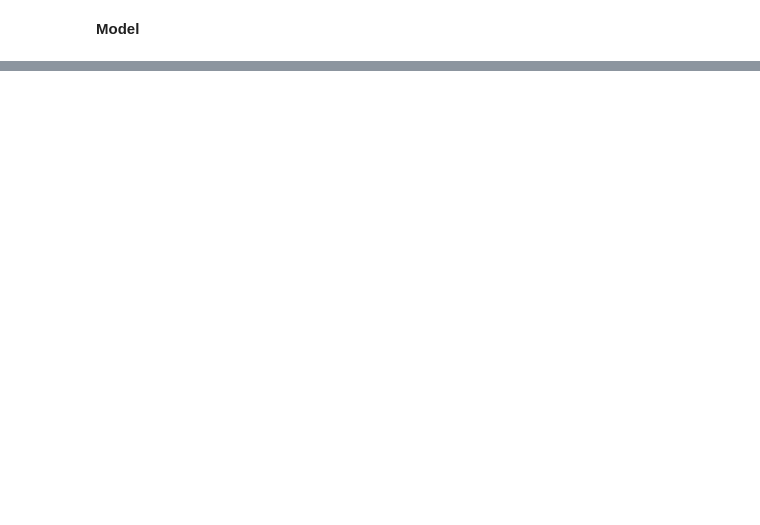
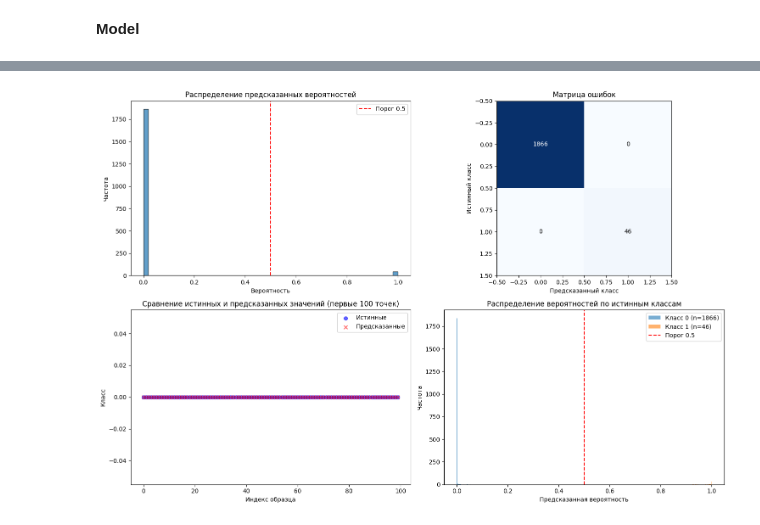
Before and after one commit to dhalkin/Neiro, a Jupyter notebook: torch/prepare/linear_net_catcher.ipynb, the cells around one changed output, grey strips where cells are left out. Drawn from its saved outputs; the diff is of its cells as text; code cells hidden in the pictures; blank space fills up the shorter version.

```diff
--- a/torch/prepare/linear_net_catcher.ipynb
+++ b/torch/prepare/linear_net_catcher.ipynb
@@ -87,7 +96,9 @@ plt.show()
 # Define the columns for scalling
 columns_to_scale = ["price_change", "volume_change", "bid_ask_ratio",
                     "mean_price_2", "mean_price_4","mean_volume_2", "mean_volume_4",
-                    "mean_volume_8_16", "mean_bid_ask_ratio_4", "mean_bid_ask_ratio_8_16"]
+                    "mean_volume_8_16", "mean_bid_ask_ratio_4", "mean_bid_ask_ratio_8_16",
+                    "mean_volume_16_32", "mean_volume_32_64",
+                    "mean_bid_ask_ratio_16_32", "mean_bid_ask_ratio_32_64"]
 
 # 1. Select column
 df_to_scale = df[columns_to_scale]
@@ -112,2 +170,15 @@ X shape: torch.Size([2014, 10]), y shape: torch.Size([2014, 1])
 # %% [markdown]
 **Model**
+# %%
+class NetCatcher(nn.Module):
+    def __init__(self, input_dim, num_hidden, output_dim):
+        super().__init__()
+        self.layer1 = nn.Linear(input_dim, num_hidden)
+        self.layer2 = nn.Linear(num_hidden, output_dim)
+
+    def forward(self, x):
+        x = self.layer1(x)
+        x = F.tanh(x) # [-1, 1] - это НЕ вероятности!
+        x = self.layer2(x)
+        x = torch.sigmoid(x)  # Добавляем сигмоиду для получения вероятностей [0, 1]
+        return x
@@ -113,0 +340,50 @@ X shape: torch.Size([2014, 10]), y shape: torch.Size([2014, 1])
+# %%
+# Визуализация результатов
+fig, axes = plt.subplots(2, 2, figsize=(15, 10))
+
+# 1. Распределение вероятностей
+axes[0, 0].hist(y_proba, bins=50, alpha=0.7, edgecolor='black')
+axes[0, 0].set_title('Распределение предсказанных вероятностей')
+axes[0, 0].set_xlabel('Вероятность')
+axes[0, 0].set_ylabel('Частота')
+axes[0, 0].axvline(x=0.5, color='red', linestyle='--', label='Порог 0.5')
+axes[0, 0].legend()
+
+# 2. Матрица ошибок
+im = axes[0, 1].imshow(cm, interpolation='nearest', cmap=plt.cm.Blues)
+axes[0, 1].set_title('Матрица ошибок')
+axes[0, 1].set_xlabel('Предсказанный класс')
+axes[0, 1].set_ylabel('Истинный класс')
+# Добавляем числа в ячейки
+for i in range(cm.shape[0]):
+    for j in range(cm.shape[1]):
+        axes[0, 1].text(j, i, format(cm[i, j], 'd'),
+                       ha="center", va="center",
+                       color="white" if cm[i, j] > cm.max() / 2. else "black")
+
+# 3. Сравнение истинных и предсказанных значений (первые 100 точек)
+sample_size = min(100, len(y_true))
+x_axis = range(sample_size)
+axes[1, 0].scatter(x_axis, y_true[:sample_size], alpha=0.6, label='Истинные', color='blue')
+axes[1, 0].scatter(x_axis, y_pred[:sample_size], alpha=0.6, label='Предсказанные', color='red', marker='x')
+axes[1, 0].set_title(f'Сравнение истинных и предсказанных значений (первые {sample_size} точек)')
+axes[1, 0].set_xlabel('Индекс образца')
+axes[1, 0].set_ylabel('Класс')
+axes[1, 0].legend()
+
+# 4. Распределение вероятностей по классам
+for class_val in [0, 1]:
+    mask = y_true == class_val
+    if np.sum(mask) > 0:
+        axes[1, 1].hist(y_proba[mask], bins=30, alpha=0.6,
+                       label=f'Класс {class_val} (n={np.sum(mask)})')
+axes[1, 1].set_title('Распределение вероятностей по истинным классам')
+axes[1, 1].set_xlabel('Предсказанная вероятность')
+axes[1, 1].set_ylabel('Частота')
+axes[1, 1].axvline(x=0.5, color='red', linestyle='--', label='Порог 0.5')
+axes[1, 1].legend()
+
+plt.tight_layout()
+plt.show()
+# %% [output]
+[figure, added]
```
Also changed, not shown: parts of 19 cells of this notebook, 2 other files.
